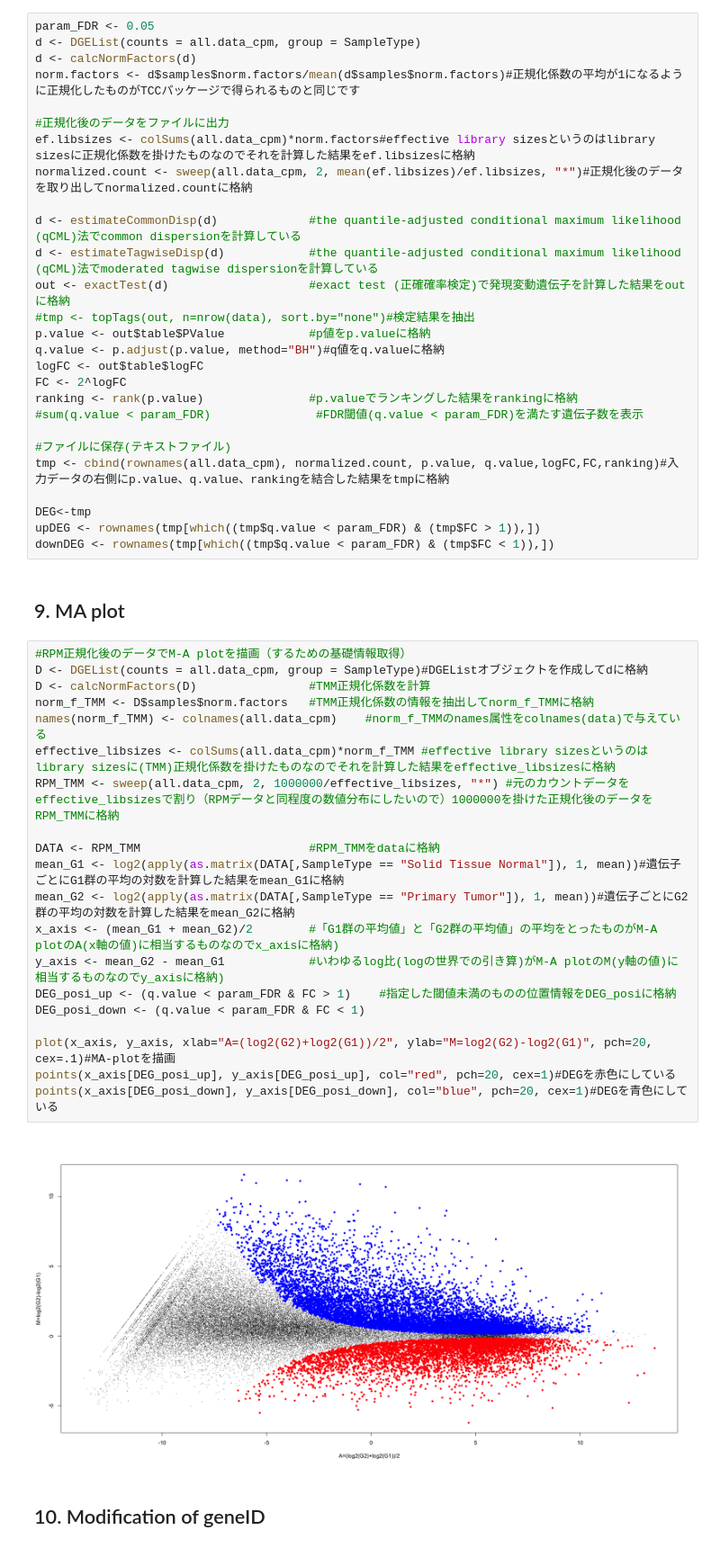
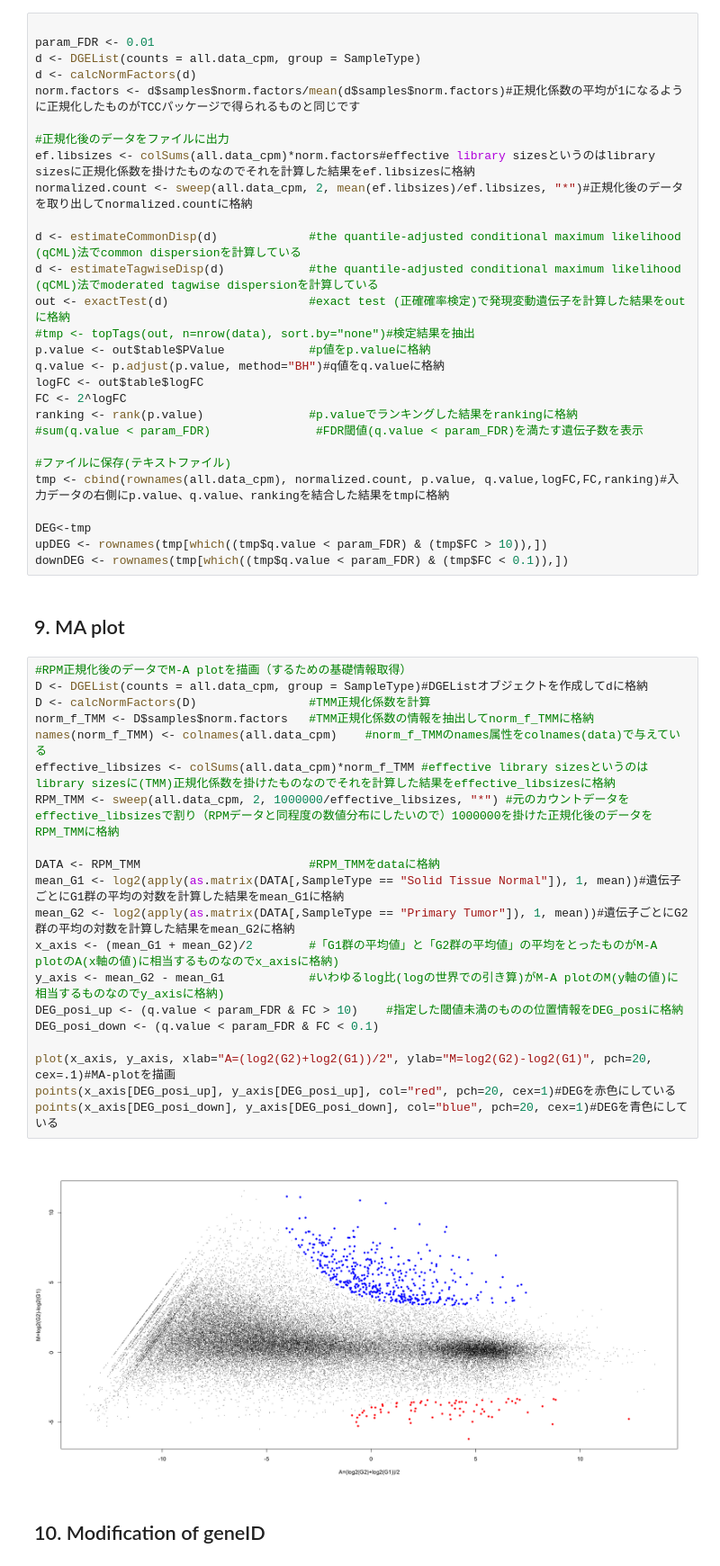
Before and after one commit to cbioinformatics/bulkRNAseq, a Jupyter notebook: TCGA.ipynb, the cells around one changed output. Shown at 90% size. Drawn from its saved outputs; the diff is of its cells as text.

```diff
--- a/TCGA.ipynb
+++ b/TCGA.ipynb
@@ -99,7 +81,8 @@ text(pca$x[, c(1, 2)], label = colnames(all.data_cpm), col = col, cex = 0.8)
 # %% [markdown]
 ## 8. DEG
 # %%
-param_FDR <- 0.05
+
+param_FDR <- 0.01
 d <- DGEList(counts = all.data_cpm, group = SampleType)
 d <- calcNormFactors(d)
 norm.factors <- d$samples$norm.factors/mean(d$samples$norm.factors)#正規化係数の平均が1になるように正規化したものがTCCパッケージで得られるものと同じです
@@ -123,32 +106,32 @@ ranking <- rank(p.value)               #p.valueでランキングした結果を
 tmp <- cbind(rownames(all.data_cpm), normalized.count, p.value, q.value,logFC,FC,ranking)#入力データの右側にp.value、q.value、rankingを結合した結果をtmpに格納
 
 DEG<-tmp
-upDEG <- rownames(tmp[which((tmp$q.value < param_FDR) & (tmp$FC > 1)),])
-downDEG <- rownames(tmp[which((tmp$q.value < param_FDR) & (tmp$FC < 1)),])
+upDEG <- rownames(tmp[which((tmp$q.value < param_FDR) & (tmp$FC > 10)),])
+downDEG <- rownames(tmp[which((tmp$q.value < param_FDR) & (tmp$FC < 0.1)),])
 # %% [markdown]
 ## 9. MA plot
 # %%
 #RPM正規化後のデータでM-A plotを描画（するための基礎情報取得）
 D <- DGEList(counts = all.data_cpm, group = SampleType)#DGEListオブジェクトを作成してdに格納
 D <- calcNormFactors(D)                #TMM正規化係数を計算
 norm_f_TMM <- D$samples$norm.factors   #TMM正規化係数の情報を抽出してnorm_f_TMMに格納
 names(norm_f_TMM) <- colnames(all.data_cpm)    #norm_f_TMMのnames属性をcolnames(data)で与えている
 effective_libsizes <- colSums(all.data_cpm)*norm_f_TMM #effective library sizesというのはlibrary sizesに(TMM)正規化係数を掛けたものなのでそれを計算した結果をeffective_libsizesに格納
 RPM_TMM <- sweep(all.data_cpm, 2, 1000000/effective_libsizes, "*") #元のカウントデータをeffective_libsizesで割り（RPMデータと同程度の数値分布にしたいので）1000000を掛けた正規化後のデータをRPM_TMMに格納
 
 DATA <- RPM_TMM                        #RPM_TMMをdataに格納
 mean_G1 <- log2(apply(as.matrix(DATA[,SampleType == "Solid Tissue Normal"]), 1, mean))#遺伝子ごとにG1群の平均の対数を計算した結果をmean_G1に格納
 mean_G2 <- log2(apply(as.matrix(DATA[,SampleType == "Primary Tumor"]), 1, mean))#遺伝子ごとにG2群の平均の対数を計算した結果をmean_G2に格納
 x_axis <- (mean_G1 + mean_G2)/2        #「G1群の平均値」と「G2群の平均値」の平均をとったものがM-A plotのA(x軸の値)に相当するものなのでx_axisに格納)
 y_axis <- mean_G2 - mean_G1            #いわゆるlog比(logの世界での引き算)がM-A plotのM(y軸の値)に相当するものなのでy_axisに格納)
-DEG_posi_up <- (q.value < param_FDR & FC > 1)    #指定した閾値未満のものの位置情報をDEG_posiに格納
-DEG_posi_down <- (q.value < param_FDR & FC < 1)
+DEG_posi_up <- (q.value < param_FDR & FC > 10)    #指定した閾値未満のものの位置情報をDEG_posiに格納
+DEG_posi_down <- (q.value < param_FDR & FC < 0.1)
 
 plot(x_axis, y_axis, xlab="A=(log2(G2)+log2(G1))/2", ylab="M=log2(G2)-log2(G1)", pch=20, cex=.1)#MA-plotを描画
 points(x_axis[DEG_posi_up], y_axis[DEG_posi_up], col="red", pch=20, cex=1)#DEGを赤色にしている
 points(x_axis[DEG_posi_down], y_axis[DEG_posi_down], col="blue", pch=20, cex=1)#DEGを青色にしている
 # %% [output]
-[figure, old version]
+[figure, new version]
 # %% [markdown]
 ## 10. Modification of geneID
 # %%
```
Also changed, not shown: parts of 6 cells of this notebook.
